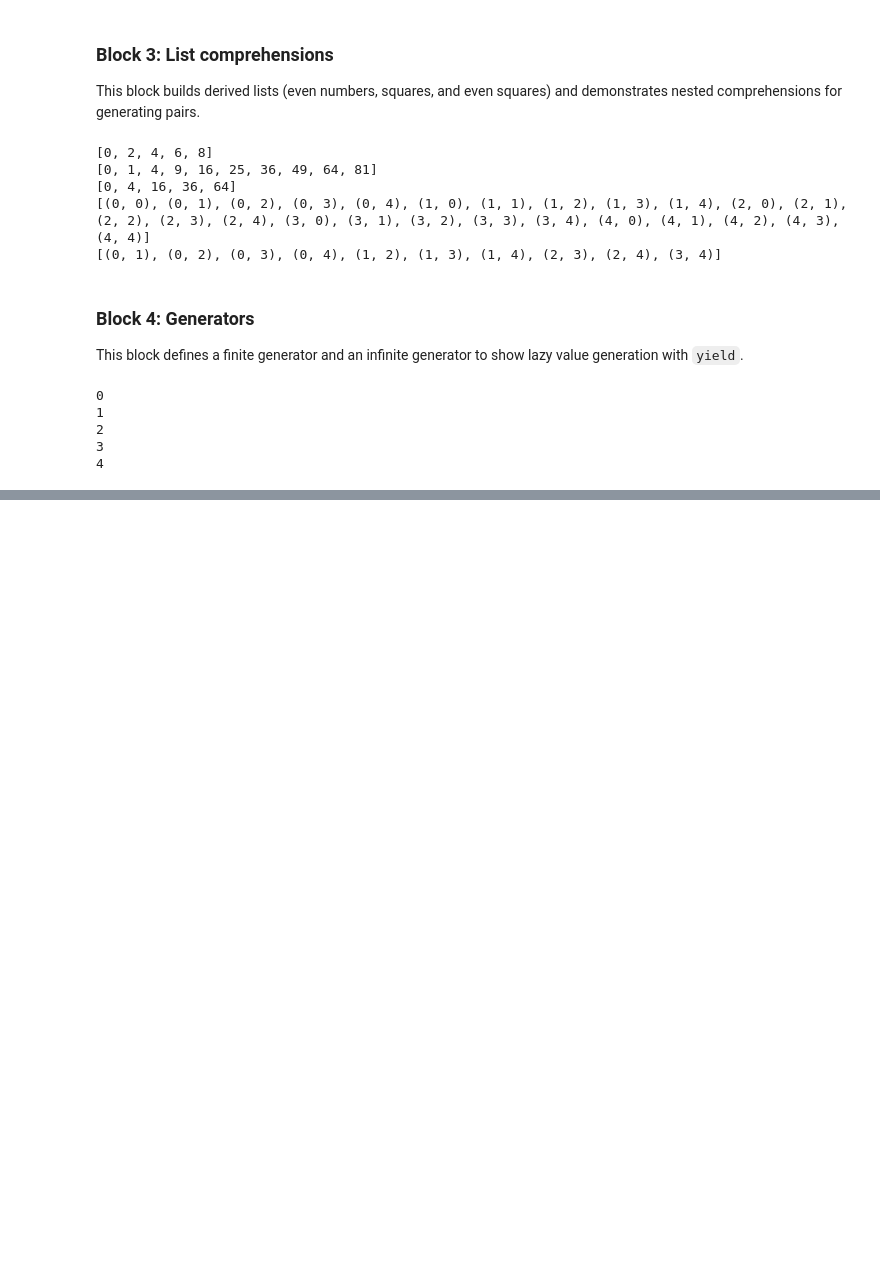
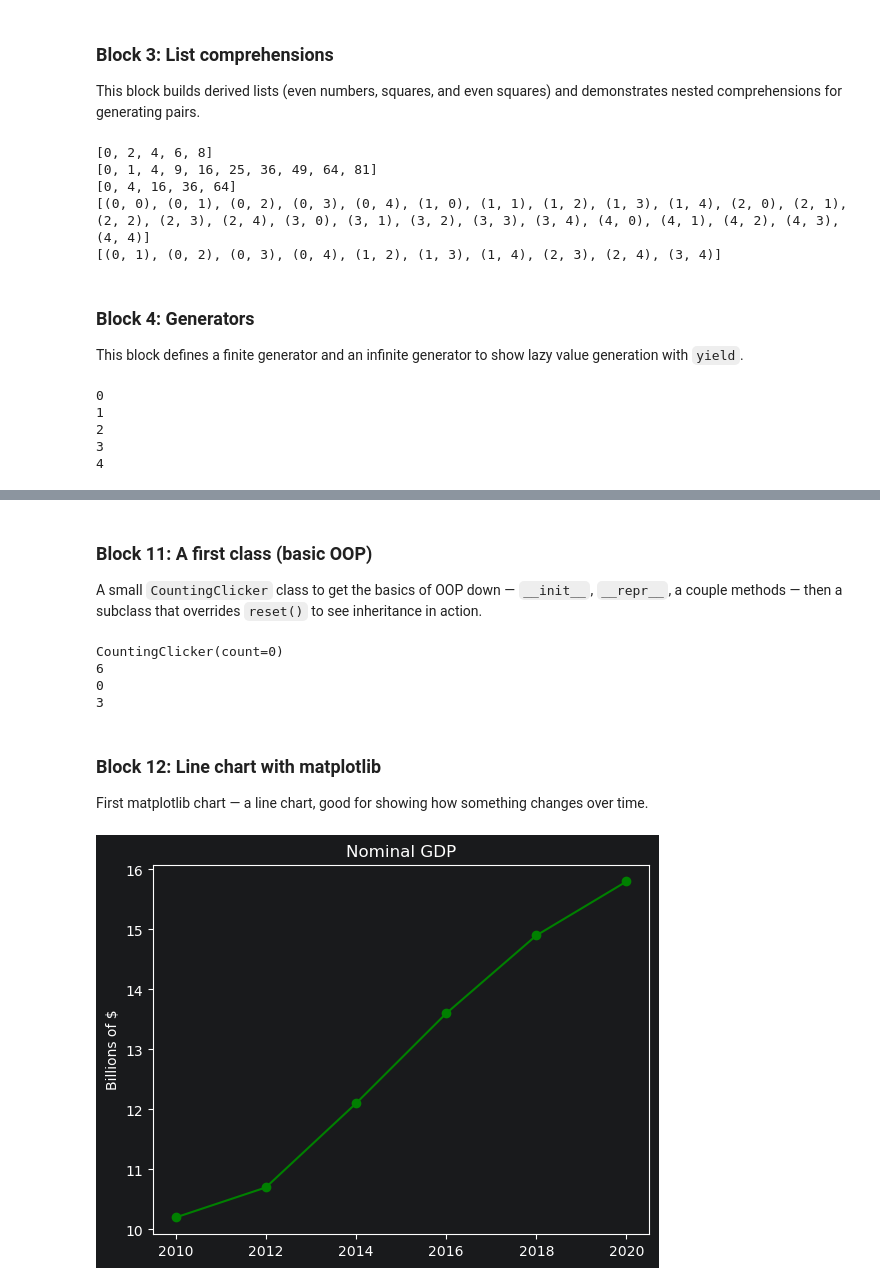
Before and after one commit to imtiazzarif/dsfs-notes, a Jupyter notebook: dsfs.ipynb, the cells around one changed output, grey strips where cells are left out. Drawn from its saved outputs; the diff is of its cells as text; code cells hidden in the pictures; blank space fills up the shorter version.

```diff
--- a/dsfs.ipynb
+++ b/dsfs.ipynb
@@ -69,0 +322,67 @@ def natural_numbers():
+# %% [markdown]
+### Block 11: A first class (basic OOP)
+A small `CountingClicker` class to get the basics of OOP down — `__init__`, `__repr__`, a couple methods — then a subclass that overrides `reset()` to see inheritance in action.
+# %%
+class CountingClicker:
+    """A simple counter class to demonstrate basic OOP in Python."""
+
+    def __init__(self, count: int = 0) -> None:
+        # self.count is the object's own private piece of state
+        self.count = count
+
+    def __repr__(self) -> str:
+        # this controls what gets printed when you just print(clicker)
+        return f"CountingClicker(count={self.count})"
+
+    def click(self, num_times: int = 1) -> None:
+        """Click the counter some number of times."""
+        self.count += num_times
+
+    def read(self) -> int:
+        return self.count
+
+    def reset(self) -> None:
+        self.count = 0
+
+
+clicker = CountingClicker()
+print(clicker)      # uses __repr__ above
+clicker.click()
+clicker.click(5)
+print(clicker.read())
+clicker.reset()
+print(clicker.read())
+
+
+# inheritance: NoResetClicker gets everything CountingClicker has for free,
+# we're only overriding the one method we want to behave differently
+class NoResetClicker(CountingClicker):
+    """A subclass that overrides reset() to do nothing."""
+    def reset(self) -> None:
+        pass   # the reset button is disconnected, basically
+
+clicker2 = NoResetClicker()
+clicker2.click(3)
+clicker2.reset()       # does nothing now
+print(clicker2.read()) # still 3, proving the override worked
+# %% [output]
+CountingClicker(count=0)
+6
+0
+3
+# %% [markdown]
+### Block 12: Line chart with matplotlib
+First matplotlib chart — a line chart, good for showing how something changes over time.
+# %%
+import matplotlib.pyplot as plt
+
+years = [2010, 2012, 2014, 2016, 2018, 2020]
+gdp = [10.2, 10.7, 12.1, 13.6, 14.9, 15.8]  # made-up trend, just for the chart
+
+# plt.plot connects the dots with a line — good for showing change over time
+plt.plot(years, gdp, color="green", marker="o", linestyle="solid")
+plt.title("Nominal GDP")
+plt.ylabel("Billions of $")
+plt.show()
+# %% [output]
+[figure, added]
```
Also changed, not shown: parts of 41 cells of this notebook.
